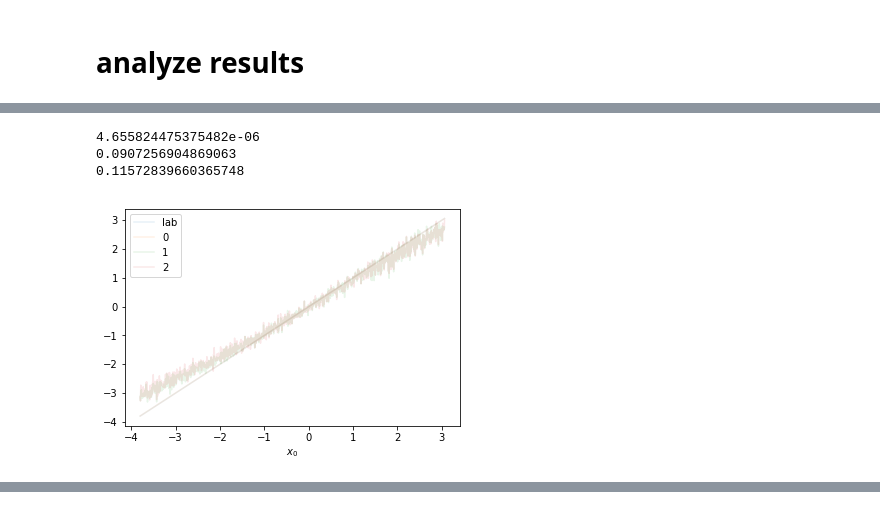
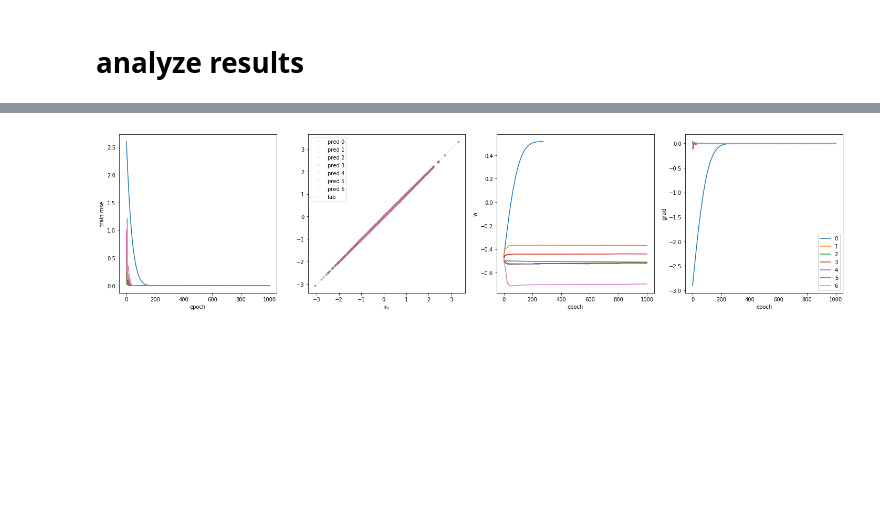
Before and after one commit to csinva/dnn-experiments, a Jupyter notebook: poly_fit/fit_interactions.ipynb, the cells around one changed output, grey strips where cells are left out. Cells and saved outputs as stored; diff of their text form; code cells hidden in the pictures; blank space fills up the shorter version.

Commit message:
refactor funcs

```diff
--- a/poly_fit/fit_interactions.ipynb
+++ b/poly_fit/fit_interactions.ipynb
@@ -149,2 +31,33 @@ for i, num_lays in enumerate(num_layers):
+# %%
+class p:
+    hidden_size = 64
+    repeats = 1
+    opt = 'adam'
+    lr = 1e-2
+    N = 1000
+    d = 3 # number of input features
+    num_iters = int(1e3)
+    num_layers = 1 #, 2, 6]
+    use_bias = True
+    loss_thresh = 1e-6
+    seed = 13
+    func = 'y=x_0=2x_1'# 'x0_sqrtx1_sqrtx2'
+
+    def _dict(self):
+        return {attr: val for (attr, val) in vars(p).items()
+                 if not attr.startswith('_')}
+
+
+
+
+
+
+device = 'cuda'
+num_layers = [1, 2, 3, 4, 5, 6, 7]
+rs = []
+for i, num_lays in enumerate(num_layers):
+    p.num_layers = num_lays
+    r, X, Y = fit(p)
+    rs.append(r)
 # %% [markdown]
 # analyze results
@@ -203,22 +64,3 @@ w ols [ 1.00000000e+00 -9.02056208e-17 -3.46944695e-17 -4.16333634e-17
-# %%
-n_test = 1000
-X_test, Y_test = simple_data(p.d, n_test, grid=True)
-
-plt.plot(X_test[:, 0], Y_test, label='lab', alpha=0.1)
-for i, row in results.iterrows():
-
-    m = row.model
-#     plt.subplot(R, C, 2)
-    pred = m(torch.Tensor(X_test).to(device)).cpu().detach().numpy()
-    plt.plot(X_test[:, 0], pred, label=str(i), alpha=0.1)
-
-    plt.xlabel('$x_0$')
-    plt.legend()
-
-    test_mse = np.sum((pred - Y_test)**2) / n_test
-    print(test_mse)
-# %% [output]
-4.655824475375482e-06
-0.0907256904869063
-0.11572839660365748
-[figure, removed]
+# %%
+viz.basic_viz(rs, X, Y, device=device)
+# %% [output]
@@ -224,0 +69 @@ for i, row in results.iterrows():
+[figure, added]
```
Also changed, not shown: parts of 11 cells of this notebook, 3 other files.
